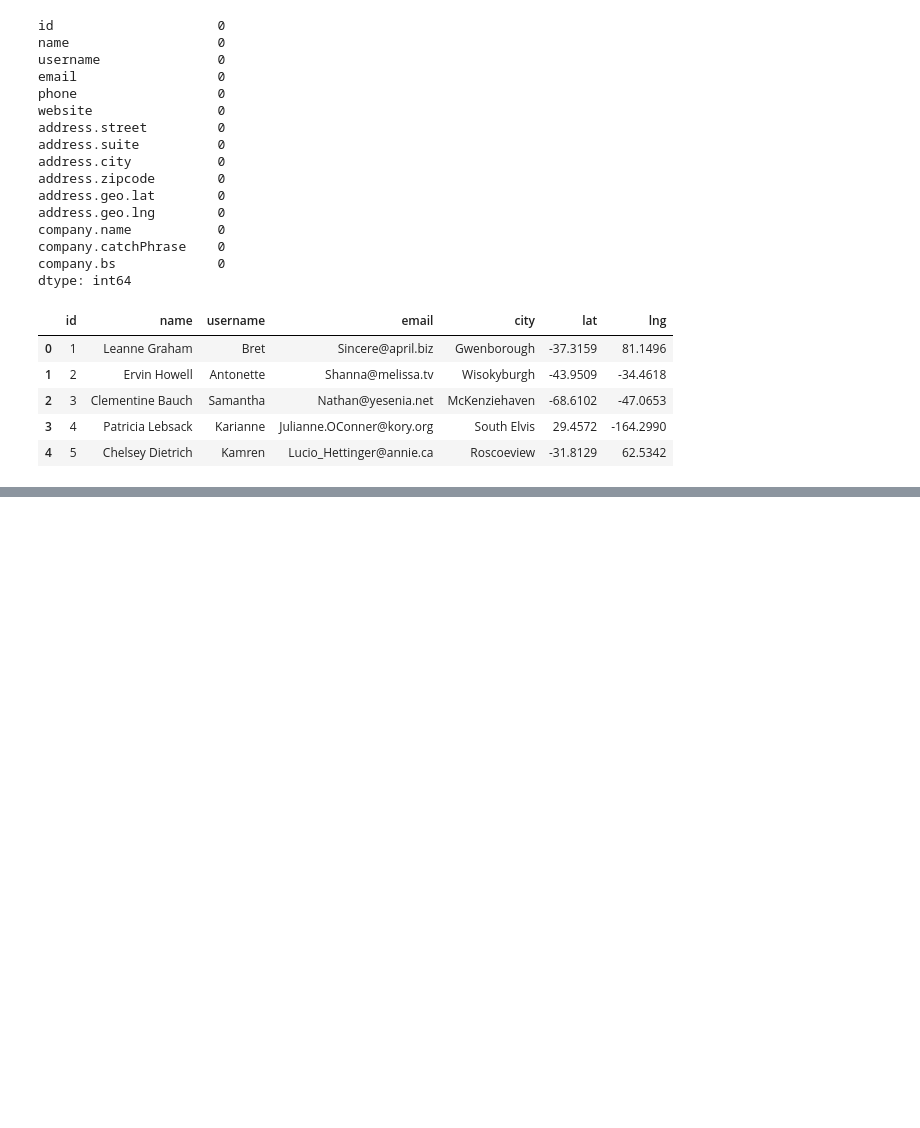
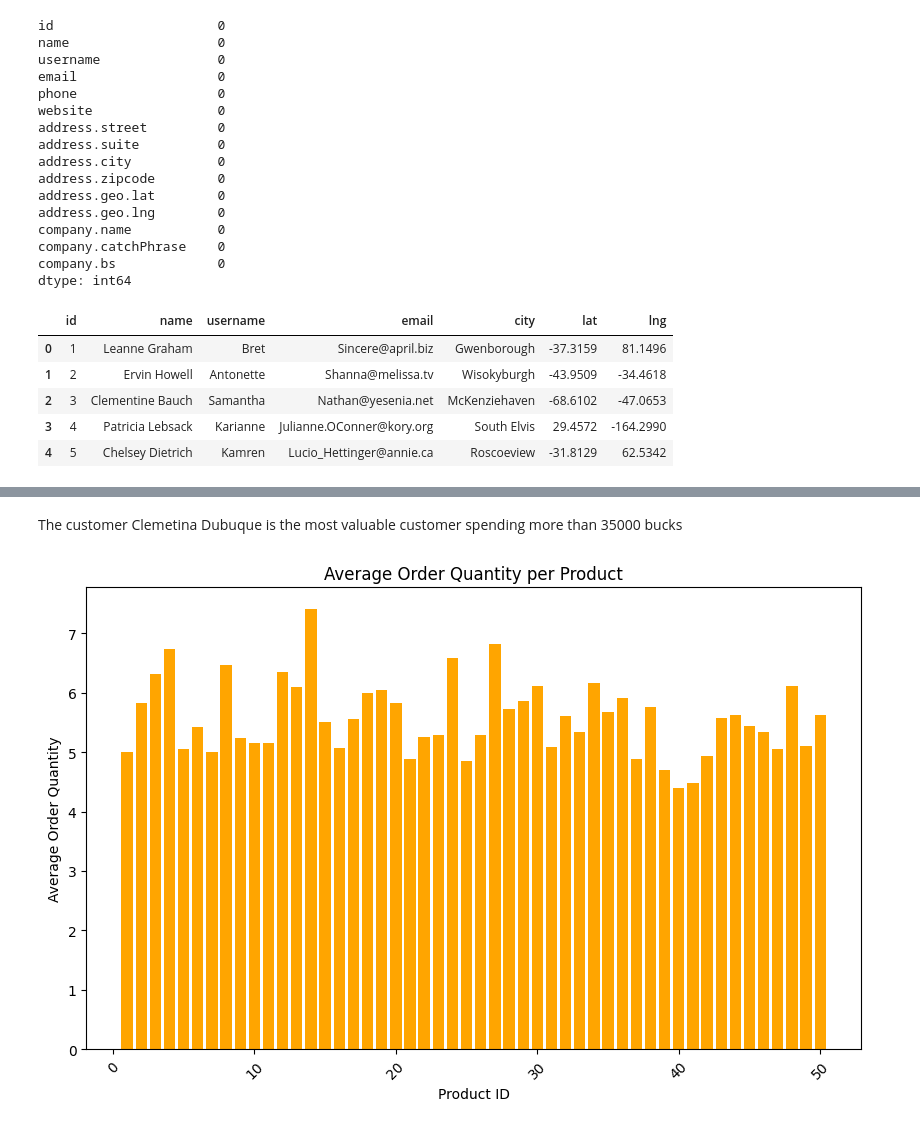
Before and after one commit to GSivaPriya/Data-Pipeline, a Jupyter notebook: sales_data_pipeline.ipynb, the cells around one changed output, grey strips where cells are left out. Cells and saved outputs as stored; diff of their text form; code cells hidden in the pictures; blank space fills up the shorter version.

```diff
--- a/sales_data_pipeline.ipynb
+++ b/sales_data_pipeline.ipynb
@@ -188,0 +321,16 @@ KeyError: 'address.geo.lat'
+# %% [markdown]
+The customer Clemetina Dubuque is the most valuable customer spending more than 35000 bucks
+# %%
+# Calculate average order quantity per product
+avg_quantity_per_product = merged_df.groupby('product_id')['quantity'].mean().reset_index()
+
+# Plot average order quantity per product
+plt.figure(figsize=(10, 6))
+plt.bar(avg_quantity_per_product['product_id'], avg_quantity_per_product['quantity'], color='orange')
+plt.xlabel('Product ID')
+plt.ylabel('Average Order Quantity')
+plt.title('Average Order Quantity per Product')
+plt.xticks(rotation=45)
+plt.show()
+# %% [output]
+[figure, added]
```
Also changed, not shown: parts of 19 cells of this notebook, 4 other files.
